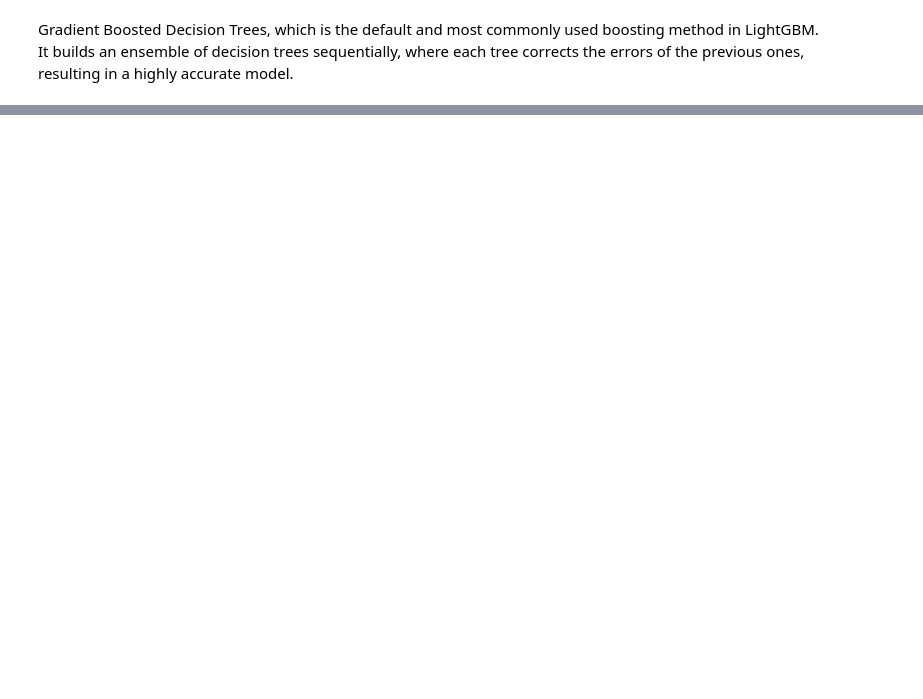
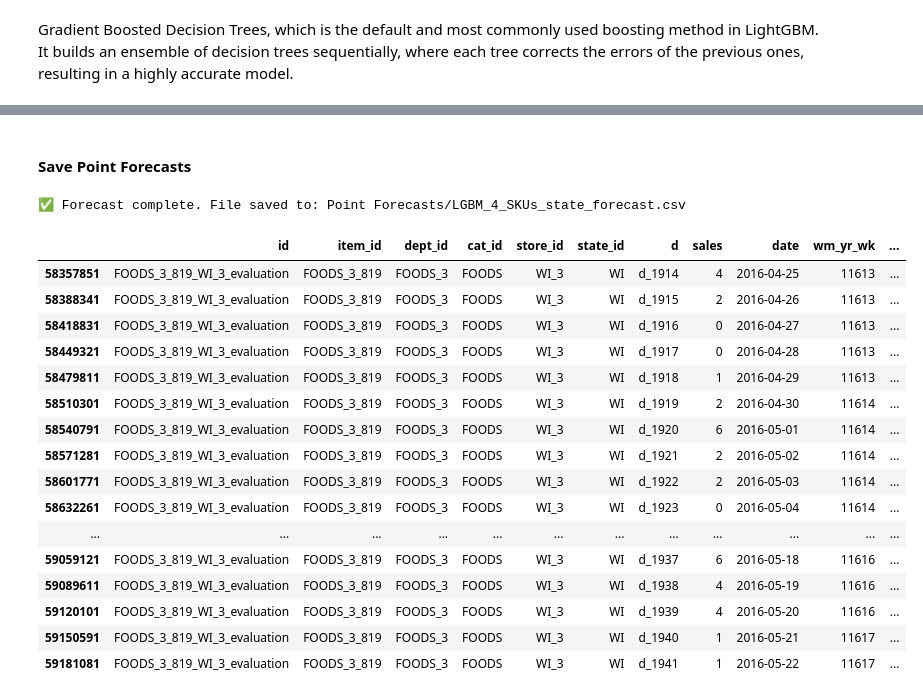
Before and after one commit to Clairey33/IOE541-Project----From-Forecasts-to-Fulfillment, a Jupyter notebook: Code/lgbm_forecast.ipynb, the cells around one changed output, grey strips where cells are left out. Drawn from its saved outputs; the diff is of its cells as text; code cells hidden in the pictures; blank space fills up the shorter version.

Commit message:
Added growing window lgbm point forecast for 4SKUs+TX

```diff
--- a/Code/lgbm_forecast.ipynb
+++ b/Code/lgbm_forecast.ipynb
@@ -359,0 +549,7 @@ for q in quantiles:
+# %%
+# Load preprocessed data
+current_file = os.path.abspath("__file__")
+code_dir = os.path.dirname(current_file)
+data_dir = os.path.join(os.path.dirname(code_dir), "Data", "Processed")
+
+sales_model = pd.read_pickle(os.path.join(data_dir, "lgbm_state_evaluation_data.pkl"))
@@ -359,0 +669,34 @@ for q in quantiles:
+# %% [markdown]
+#### Save Point Forecasts
+# %%
+# Save All Forecasts
+final_forecast_df = pd.concat(all_forecasts, ignore_index=True)
+
+forecast_folder = "Point Forecasts"
+os.makedirs(forecast_folder, exist_ok=True)
+forecast_csv_path = os.path.join(forecast_folder, "LGBM_4_SKUs_state_forecast.csv")
+final_forecast_df.to_csv(forecast_csv_path, index=False)
+
+print(f"✅ Forecast complete. File saved to: {forecast_csv_path}")
+# %% [output]
+✅ Forecast complete. File saved to: Point Forecasts/LGBM_4_SKUs_state_forecast.csv
+# %%
+sales_model[sales_model["item_id"]=="FOODS_3_819"].tail(28)
+# %% [output]
+|  | id | item_id | dept_id | cat_id | store_id | state_id | d | sales | date | wm_yr_wk | ... |
+| 58357851 | FOODS_3_819_WI_3_evaluation | FOODS_3_819 | FOODS_3 | FOODS | WI_3 | WI | d_1914 | 4 | 2016-04-25 | 11613 | ... |
+| 58388341 | FOODS_3_819_WI_3_evaluation | FOODS_3_819 | FOODS_3 | FOODS | WI_3 | WI | d_1915 | 2 | 2016-04-26 | 11613 | ... |
+| 58418831 | FOODS_3_819_WI_3_evaluation | FOODS_3_819 | FOODS_3 | FOODS | WI_3 | WI | d_1916 | 0 | 2016-04-27 | 11613 | ... |
+| 58449321 | FOODS_3_819_WI_3_evaluation | FOODS_3_819 | FOODS_3 | FOODS | WI_3 | WI | d_1917 | 0 | 2016-04-28 | 11613 | ... |
+| 58479811 | FOODS_3_819_WI_3_evaluation | FOODS_3_819 | FOODS_3 | FOODS | WI_3 | WI | d_1918 | 1 | 2016-04-29 | 11613 | ... |
+| 58510301 | FOODS_3_819_WI_3_evaluation | FOODS_3_819 | FOODS_3 | FOODS | WI_3 | WI | d_1919 | 2 | 2016-04-30 | 11614 | ... |
+| 58540791 | FOODS_3_819_WI_3_evaluation | FOODS_3_819 | FOODS_3 | FOODS | WI_3 | WI | d_1920 | 6 | 2016-05-01 | 11614 | ... |
+| 58571281 | FOODS_3_819_WI_3_evaluation | FOODS_3_819 | FOODS_3 | FOODS | WI_3 | WI | d_1921 | 2 | 2016-05-02 | 11614 | ... |
+| 58601771 | FOODS_3_819_WI_3_evaluation | FOODS_3_819 | FOODS_3 | FOODS | WI_3 | WI | d_1922 | 2 | 2016-05-03 | 11614 | ... |
+| 58632261 | FOODS_3_819_WI_3_evaluation | FOODS_3_819 | FOODS_3 | FOODS | WI_3 | WI | d_1923 | 0 | 2016-05-04 | 11614 | ... |
+| ... | ... | ... | ... | ... | ... | ... | ... | ... | ... | ... | ... |
+| 59059121 | FOODS_3_819_WI_3_evaluation | FOODS_3_819 | FOODS_3 | FOODS | WI_3 | WI | d_1937 | 6 | 2016-05-18 | 11616 | ... |
+| 59089611 | FOODS_3_819_WI_3_evaluation | FOODS_3_819 | FOODS_3 | FOODS | WI_3 | WI | d_1938 | 4 | 2016-05-19 | 11616 | ... |
+| 59120101 | FOODS_3_819_WI_3_evaluation | FOODS_3_819 | FOODS_3 | FOODS | WI_3 | WI | d_1939 | 4 | 2016-05-20 | 11616 | ... |
+| 59150591 | FOODS_3_819_WI_3_evaluation | FOODS_3_819 | FOODS_3 | FOODS | WI_3 | WI | d_1940 | 1 | 2016-05-21 | 11617 | ... |
+| 59181081 | FOODS_3_819_WI_3_evaluation | FOODS_3_819 | FOODS_3 | FOODS | WI_3 | WI | d_1941 | 1 | 2016-05-22 | 11617 | ... |
```
Also changed, not shown: parts of 55 cells of this notebook, 9 other files.
